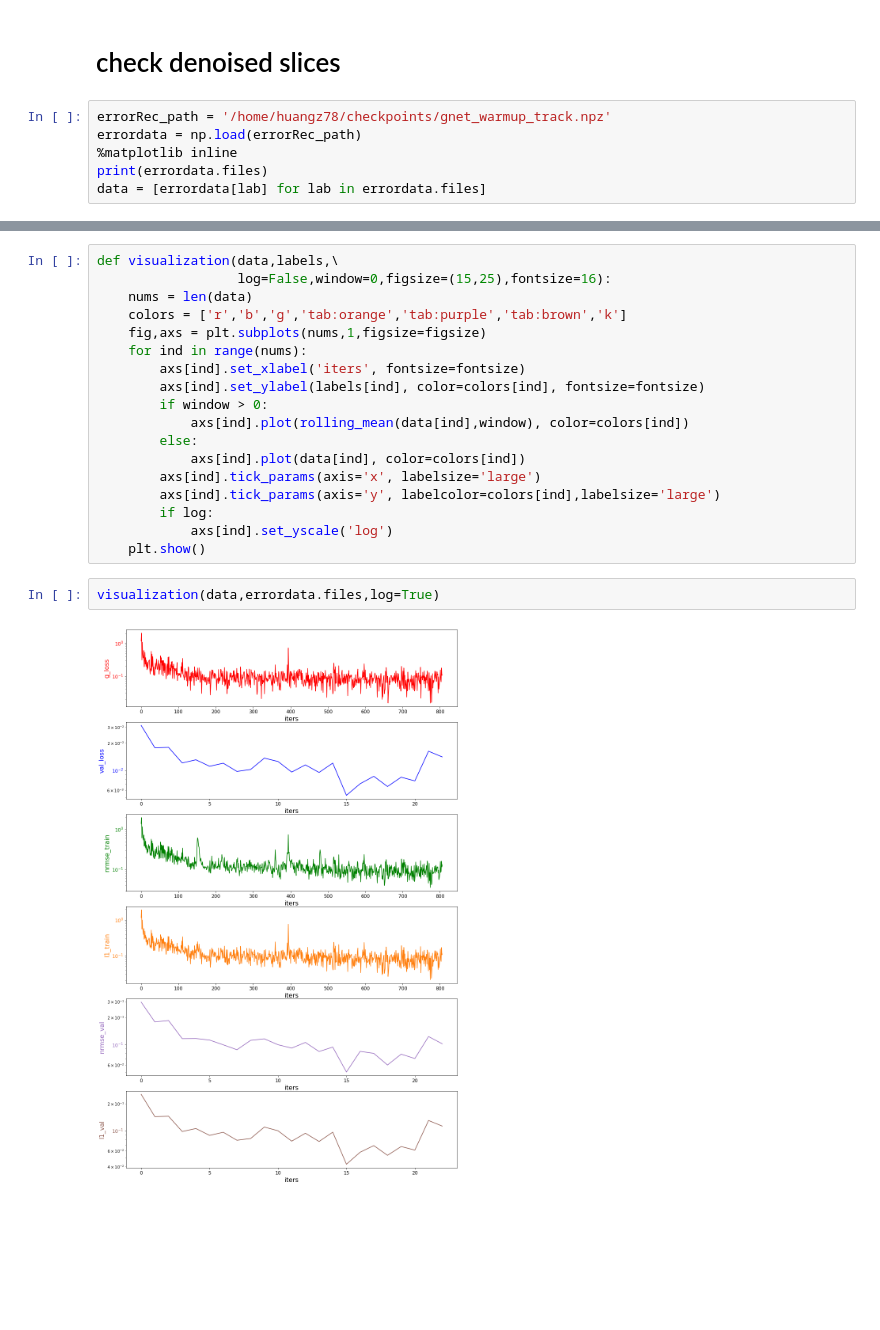
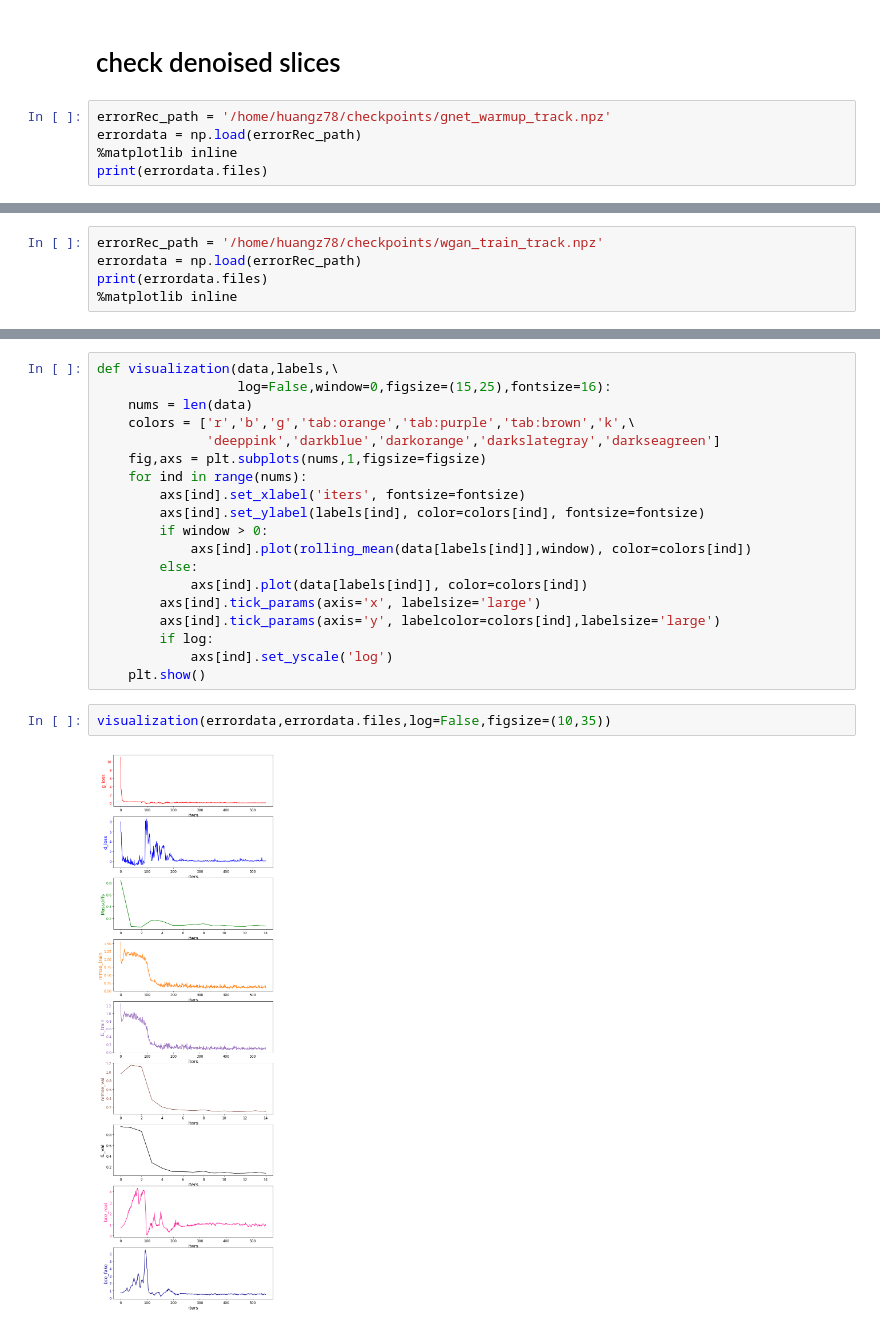
Before and after one commit to zhishenhuang/hydro, a Jupyter notebook: demo.ipynb, the cells around one changed output, grey strips where cells are left out. Drawn from its saved outputs; the diff is of its cells as text; blank space fills up the shorter version.

```diff
--- a/demo.ipynb
+++ b/demo.ipynb
@@ -395,5 +358,4 @@ errorRec_path = '/home/huangz78/checkpoints/gnet_warmup_track.npz'
 errordata = np.load(errorRec_path)
 %matplotlib inline
 print(errordata.files)
-data = [errordata[lab] for lab in errordata.files]
 # %% [output]
@@ -400,0 +367,5 @@ data = [errordata[lab] for lab in errordata.files]
+# %%
+errorRec_path = '/home/huangz78/checkpoints/wgan_train_track.npz'
+errordata = np.load(errorRec_path)
+print(errordata.files)
+%matplotlib inline
@@ -402,24 +375,25 @@ data = [errordata[lab] for lab in errordata.files]
 def visualization(data,labels,\
                   log=False,window=0,figsize=(15,25),fontsize=16):
     nums = len(data)
-    colors = ['r','b','g','tab:orange','tab:purple','tab:brown','k']
+    colors = ['r','b','g','tab:orange','tab:purple','tab:brown','k',\
+              'deeppink','darkblue','darkorange','darkslategray','darkseagreen']
     fig,axs = plt.subplots(nums,1,figsize=figsize)
     for ind in range(nums):
         axs[ind].set_xlabel('iters', fontsize=fontsize)
         axs[ind].set_ylabel(labels[ind], color=colors[ind], fontsize=fontsize)
         if window > 0:
-            axs[ind].plot(rolling_mean(data[ind],window), color=colors[ind])
+            axs[ind].plot(rolling_mean(data[labels[ind]],window), color=colors[ind])
         else:
-            axs[ind].plot(data[ind], color=colors[ind])
+            axs[ind].plot(data[labels[ind]], color=colors[ind])
         axs[ind].tick_params(axis='x', labelsize='large')
         axs[ind].tick_params(axis='y', labelcolor=colors[ind],labelsize='large')
         if log:
             axs[ind].set_yscale('log')
     plt.show()
 # %%
-visualization(data,errordata.files,log=True)
+visualization(errordata,errordata.files,log=False,figsize=(10,35))
 # %% [output]
-[figure, old version]
+[figure, new version]
 # %%
 # load a G net
 # gnet = UNet3D(1,1,is_segmentation=False,final_sigmoid=False)
```
Also changed, not shown: parts of 20 cells of this notebook, 3 other files.
